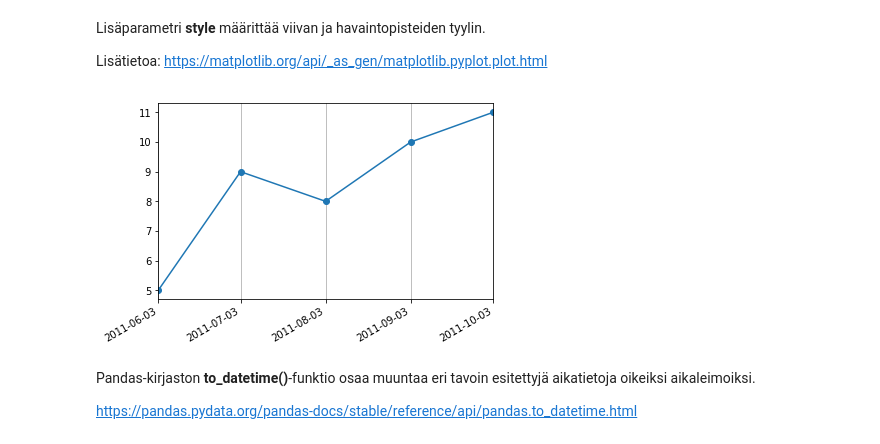
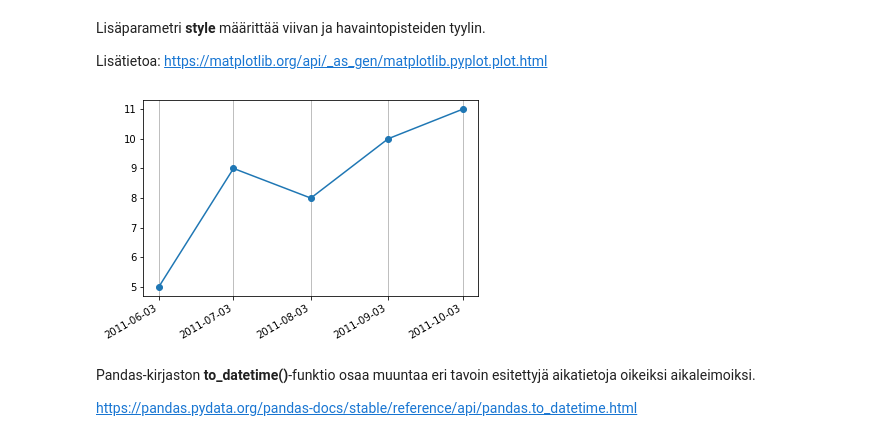
Before and after one commit to taanila/kaaviot, a Jupyter notebook: kaaviot10.ipynb, the cells around one changed output. Saved outputs shown, nothing was run; the diff lists cells and outputs as text; code cells hidden in the pictures.

```diff
--- a/kaaviot10.ipynb
+++ b/kaaviot10.ipynb
@@ -21,15 +25,15 @@ Lisäparametri <b>style</b> määrittää viivan ja havaintopisteiden tyylin.
 
 Lisätietoa: https://matplotlib.org/api/_as_gen/matplotlib.pyplot.plot.html
 # %%
-ax1 = df1['Kysyntä'].plot(style='-o')
+df1['Kysyntä'].plot(style='-o')
 
 #indeksin arvot vaaka-akselille
-ax1.set_xticks(df1.index)
+plt.xticks(df1.index)
 
 #pystysuuntainen taustaviivoitus
-ax1.grid(axis='x')
+plt.grid(axis='x')
 # %% [output]
-[figure, old version]
+[figure, new version]
 # %% [markdown]
 Pandas-kirjaston <b>to_datetime()</b>-funktio osaa muuntaa eri tavoin esitettyjä aikatietoja oikeiksi aikaleimoiksi.
 
```
Also changed, not shown: parts of 4 cells of this notebook.
